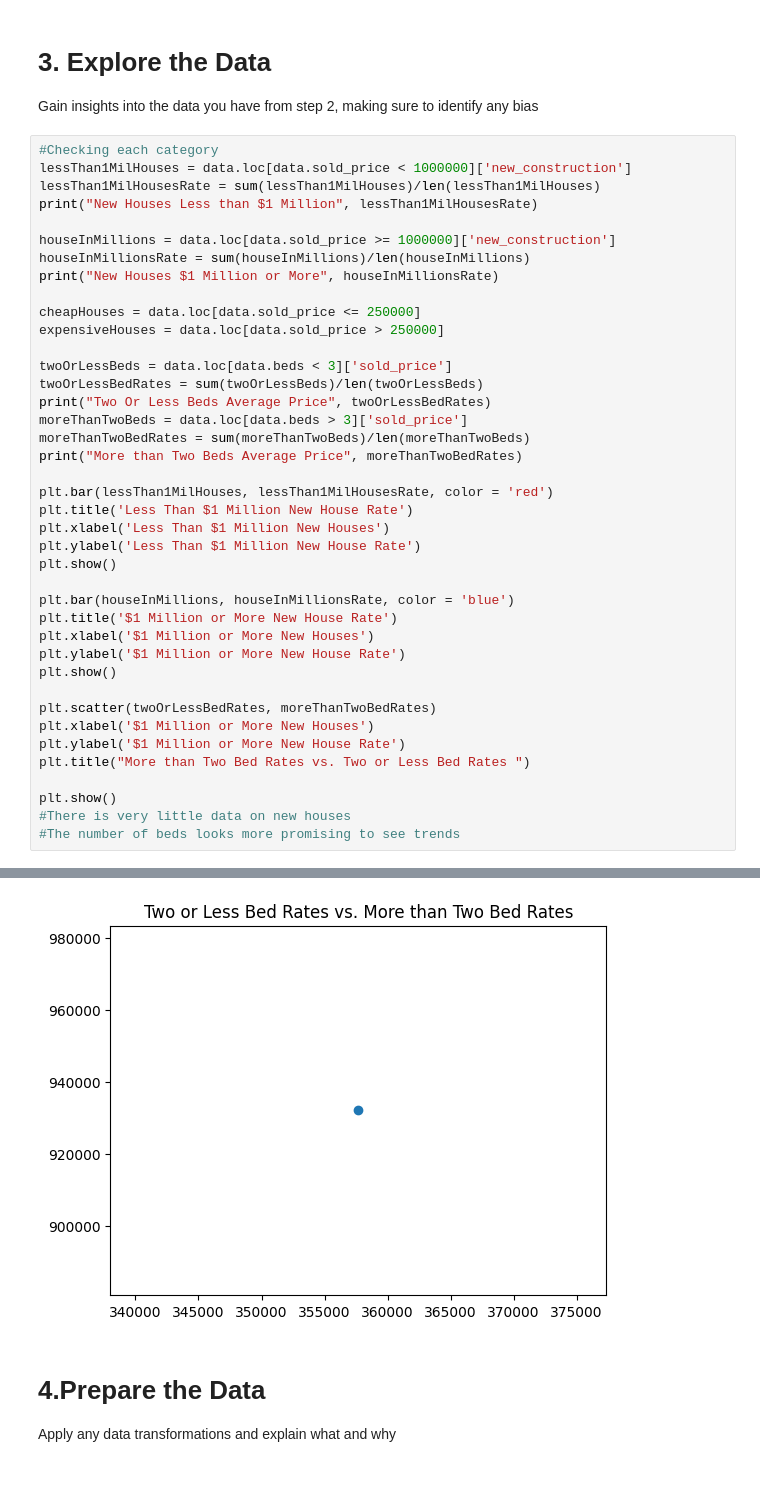
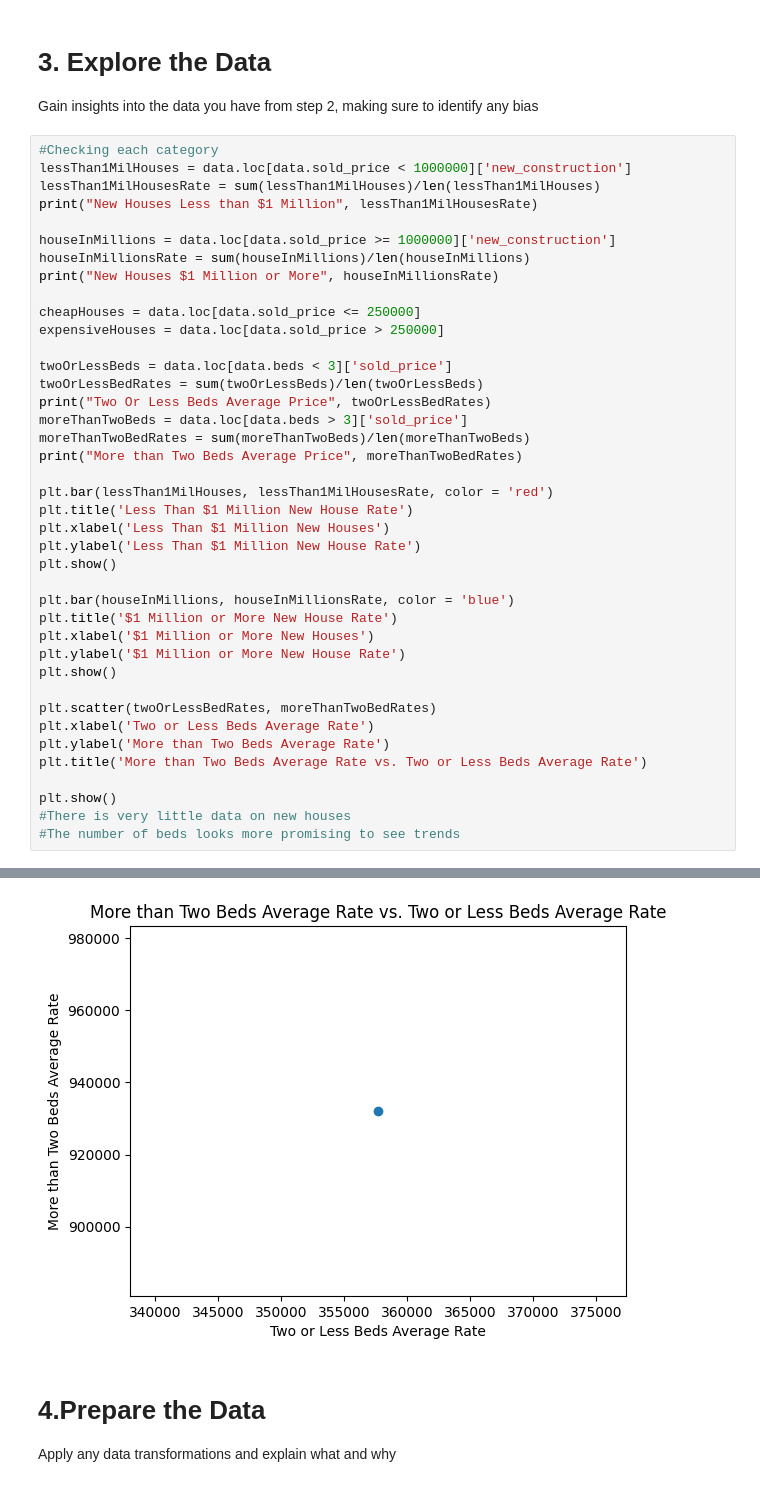
Before and after one commit to AnaySharma01/Machine-Learning-AI-Class, a Jupyter notebook: Project_2/Project_2.ipynb, the cells around one changed output, grey strips where cells are left out. Drawn from its saved outputs; the diff is of its cells as text.

```diff
--- a/Project_2/Project_2.ipynb
+++ b/Project_2/Project_2.ipynb
@@ -82,37 +82,37 @@ twoOrLessBeds = data.loc[data.beds < 3]['sold_price']
 twoOrLessBedRates = sum(twoOrLessBeds)/len(twoOrLessBeds)
 print("Two Or Less Beds Average Price", twoOrLessBedRates)
 moreThanTwoBeds = data.loc[data.beds > 3]['sold_price']
 moreThanTwoBedRates = sum(moreThanTwoBeds)/len(moreThanTwoBeds)
 print("More than Two Beds Average Price", moreThanTwoBedRates)
 
 plt.bar(lessThan1MilHouses, lessThan1MilHousesRate, color = 'red')
 plt.title('Less Than $1 Million New House Rate')
 plt.xlabel('Less Than $1 Million New Houses')
 plt.ylabel('Less Than $1 Million New House Rate')
 plt.show()
 
 plt.bar(houseInMillions, houseInMillionsRate, color = 'blue')
 plt.title('$1 Million or More New House Rate')
 plt.xlabel('$1 Million or More New Houses')
 plt.ylabel('$1 Million or More New House Rate')
 plt.show()
 
 plt.scatter(twoOrLessBedRates, moreThanTwoBedRates)
-plt.xlabel('$1 Million or More New Houses')
-plt.ylabel('$1 Million or More New House Rate')
-plt.title("More than Two Bed Rates vs. Two or Less Bed Rates ")
+plt.xlabel('Two or Less Beds Average Rate')
+plt.ylabel('More than Two Beds Average Rate')
+plt.title('More than Two Beds Average Rate vs. Two or Less Beds Average Rate')
 
 plt.show()
 #There is very little data on new houses
 #The number of beds looks more promising to see trends
 # %% [output]
 New Houses Less than $1 Million 0.011112384007331883
 New Houses $1 Million or More 0.0457516339869281
 Two Or Less Beds Average Price 357690.37541862024
 More than Two Beds Average Price 932102.9582989265
 [figure]
 [figure]
-[figure, old version]
+[figure, new version]
 # %% [markdown]
 # 4.Prepare the Data
 
```
